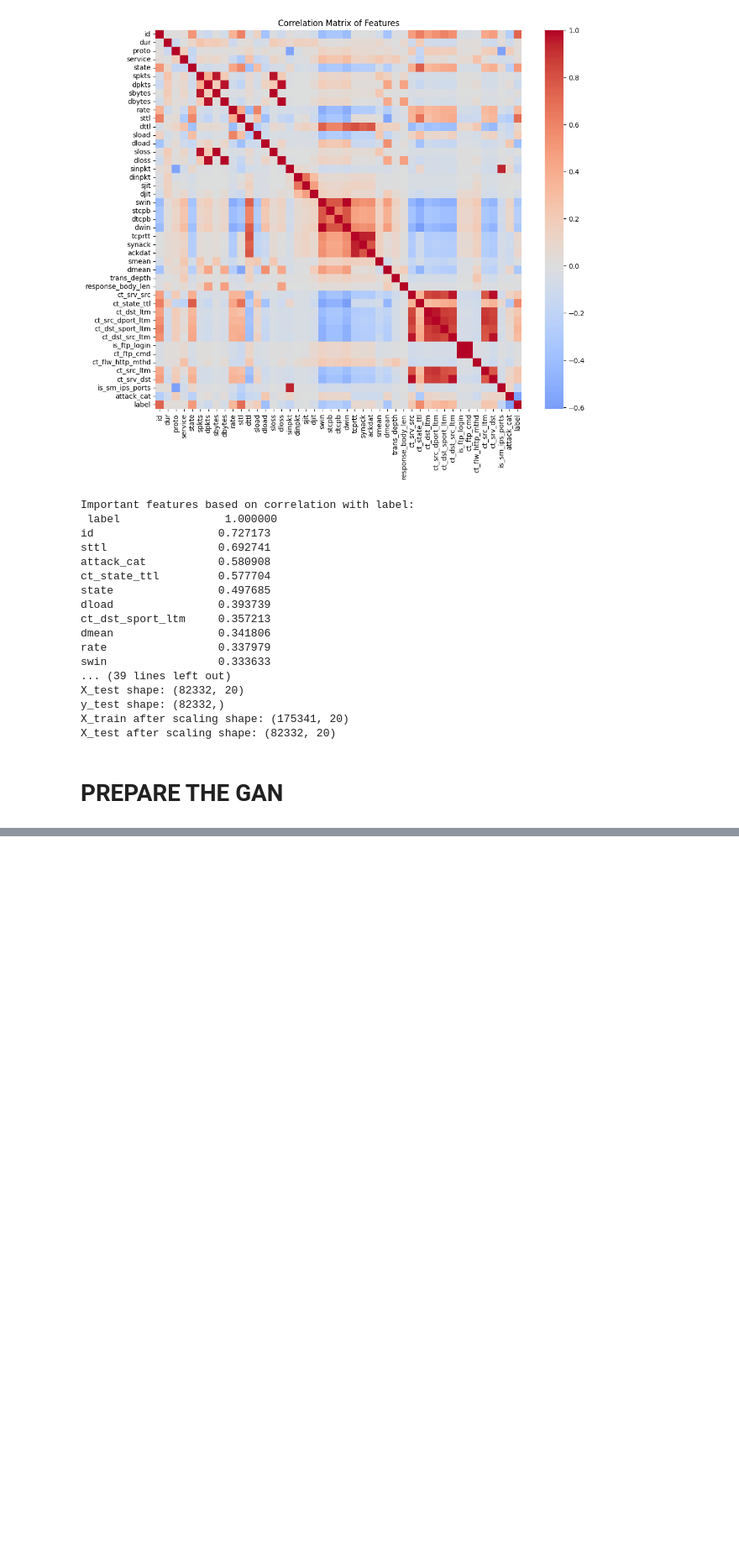
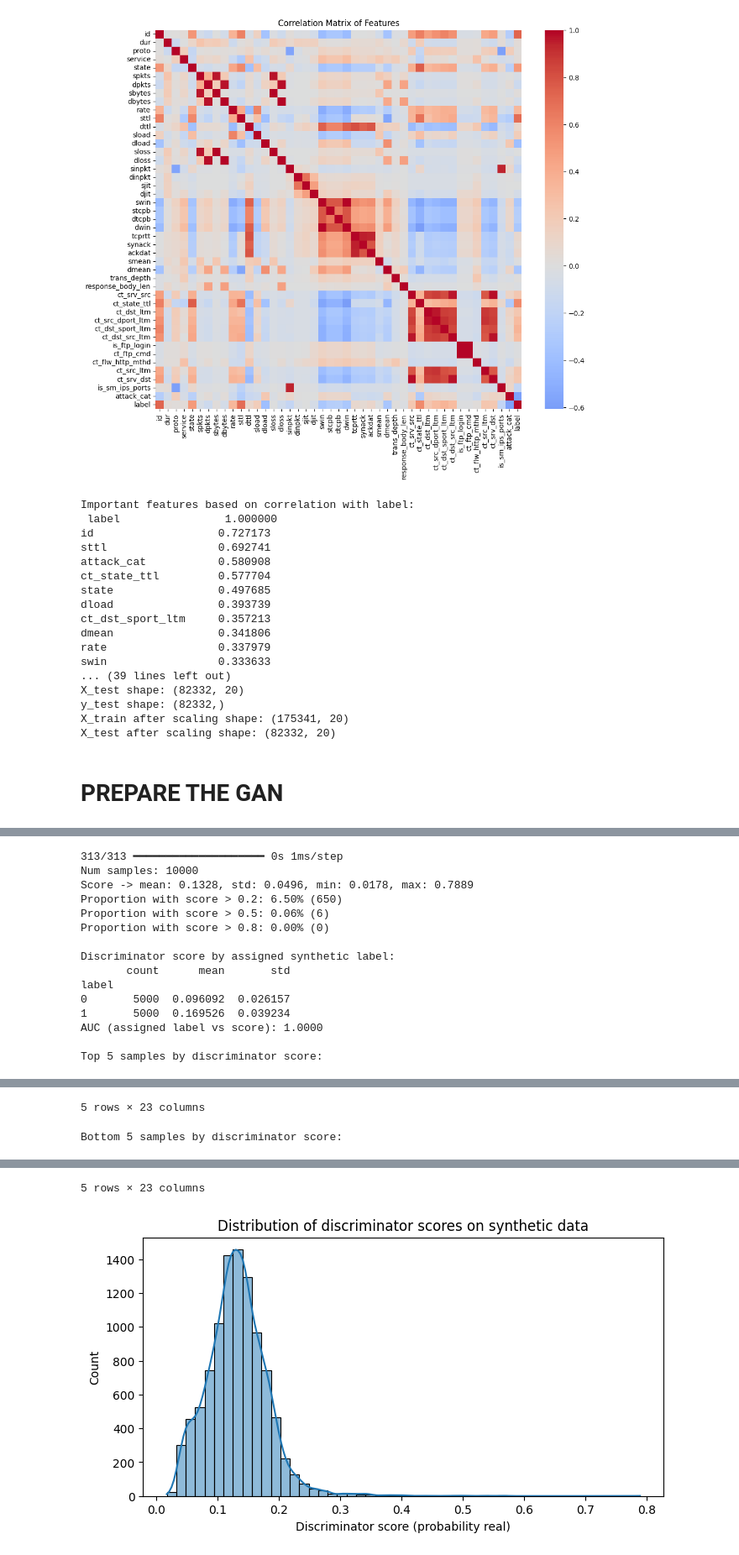
Before and after one commit to Phasio3/Final-Project-GAN-Cybersecurity, a Jupyter notebook: GAN_code.ipynb, the cells around one changed output, grey strips where cells are left out. Shown at 84% size. Cells and saved outputs as stored; diff of their text form; code cells hidden in the pictures; blank space fills up the shorter version.

```diff
--- a/GAN_code.ipynb
+++ b/GAN_code.ipynb
@@ -451,0 +535,68 @@ Generated Data Sample:
+# %%
+import numpy as np
+import seaborn as sns
+from sklearn.metrics import roc_auc_score
+
+# Test discriminator on synthetic_data (uses existing variables: discriminator, synthetic_data, synthetic_data_scaled, top_features, scaler)
+import matplotlib.pyplot as plt
+
+# Use pre-computed scaled array if available, otherwise scale the DataFrame
+if 'synthetic_data_scaled' in globals() and synthetic_data_scaled is not None:
+    X_syn = synthetic_data_scaled
+else:
+    X_syn = scaler.transform(synthetic_data[top_features].values)
+
+# Get discriminator scores
+scores = discriminator.predict(X_syn).flatten()
+
+# Basic stats
+print(f"Num samples: {len(scores)}")
+print(f"Score -> mean: {scores.mean():.4f}, std: {scores.std():.4f}, min: {scores.min():.4f}, max: {scores.max():.4f}")
+for t in (0.2, 0.5, 0.8):
+    print(f"Proportion with score > {t}: {(scores > t).mean()*100:.2f}% ({(scores > t).sum()})")
+
+# If synthetic labels exist, compare
+if 'synthetic_data' in globals() and 'label' in synthetic_data.columns:
+    df_eval = synthetic_data.copy().reset_index(drop=True)
+    df_eval['_score'] = scores
+    summary = df_eval.groupby('label')['_score'].agg(['count', 'mean', 'std'])
+    print("\nDiscriminator score by assigned synthetic label:")
+    print(summary)
+    try:
+        auc = roc_auc_score(df_eval['label'].values, df_eval['_score'].values)
+        print(f"AUC (assigned label vs score): {auc:.4f}")
+    except Exception:
+        pass
+
+# Show top / bottom examples according to discriminator
+top_idx = np.argsort(scores)[-5:][::-1]
+bot_idx = np.argsort(scores)[:5]
+
+print("\nTop 5 samples by discriminator score:")
+display(df_eval.loc[top_idx].assign(discriminator_score=scores[top_idx]))
+
+print("\nBottom 5 samples by discriminator score:")
+display(df_eval.loc[bot_idx].assign(discriminator_score=scores[bot_idx]))
+
+# Plot score distribution
+plt.figure(figsize=(8,4))
+sns.histplot(scores, bins=50, kde=True)
+plt.xlabel('Discriminator score (probability real)')
+plt.title('Distribution of discriminator scores on synthetic data')
+plt.show()
+# %% [output]
+313/313 ━━━━━━━━━━━━━━━━━━━━ 0s 1ms/step
+Num samples: 10000
+Score -> mean: 0.1328, std: 0.0496, min: 0.0178, max: 0.7889
+Proportion with score > 0.2: 6.50% (650)
+Proportion with score > 0.5: 0.06% (6)
+Proportion with score > 0.8: 0.00% (0)
+
+Discriminator score by assigned synthetic label:
+       count      mean       std
+label
+0       5000  0.096092  0.026157
+1       5000  0.169526  0.039234
+AUC (assigned label vs score): 1.0000
+
+Top 5 samples by discriminator score:
@@ -451,0 +609,2 @@ Generated Data Sample:
+5 rows × 23 columns
+Bottom 5 samples by discriminator score:
@@ -451,0 +617,2 @@ Generated Data Sample:
+5 rows × 23 columns
+[figure, added]
```
Also changed, not shown: parts of 8 cells of this notebook, 6 other files.
